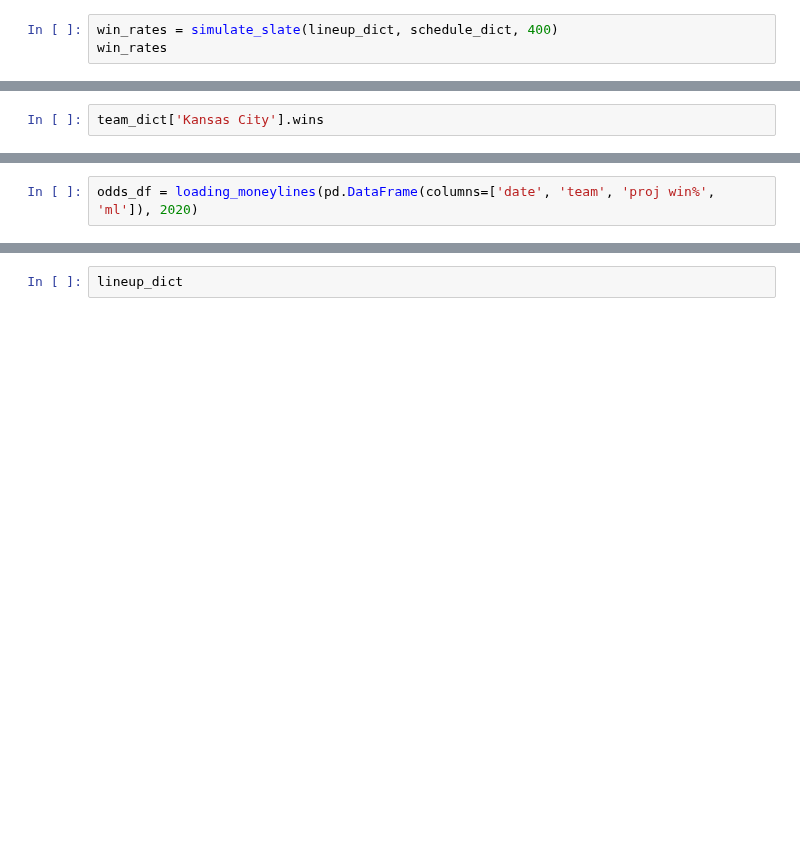
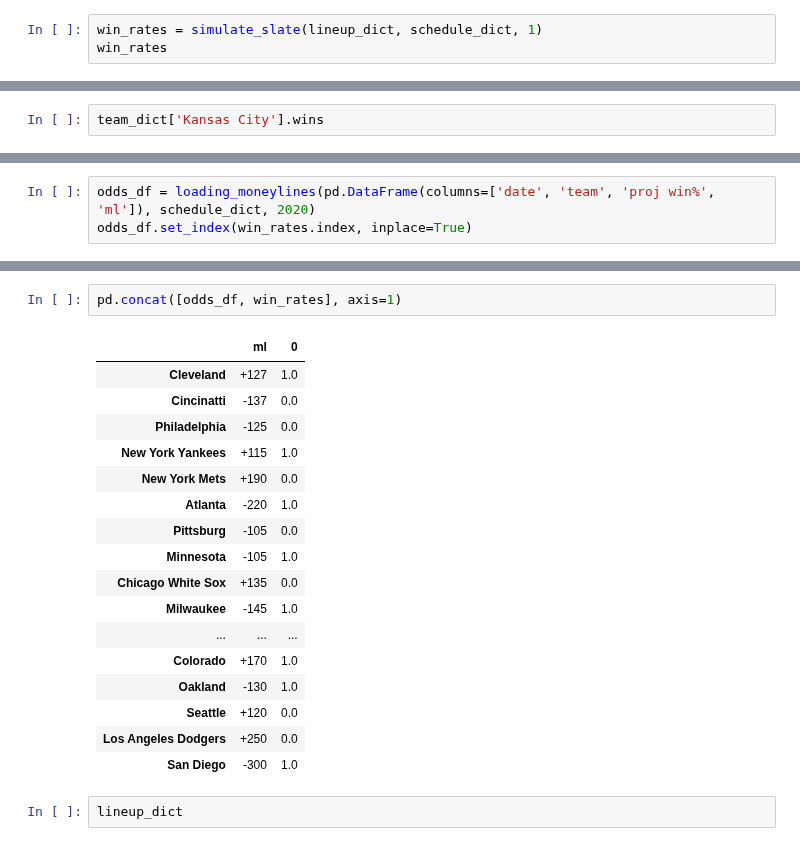
Before and after one commit to jmaloon1/Baseball-Simulator, a Jupyter notebook: Baseball Simulator.ipynb, the cells around one changed output, grey strips where cells are left out. Saved outputs shown, nothing was run; the diff lists cells and outputs as text; blank space fills up the shorter version.

Commit message:
Add files via upload
Adding function to where odds and projections are merged into dataframe

```diff
--- a/Baseball Simulator.ipynb
+++ b/Baseball Simulator.ipynb
@@ -4257,3 +4293,3 @@ team_dict = create_teams(batter_projections, batter_stats_2019, pitcher_projecti
 # %%
-win_rates = simulate_slate(lineup_dict, schedule_dict, 400)
+win_rates = simulate_slate(lineup_dict, schedule_dict, 1)
 win_rates
@@ -4345,4 +4443,5 @@ def loading_moneylines(df, year):
 
     return odds
 # %%
-odds_df = loading_moneylines(pd.DataFrame(columns=['date', 'team', 'proj win%', 'ml']), 2020)
+odds_df = loading_moneylines(pd.DataFrame(columns=['date', 'team', 'proj win%', 'ml']), schedule_dict, 2020)
+odds_df.set_index(win_rates.index, inplace=True)
@@ -4353,2 +4460,22 @@ win_rates
+# %%
+pd.concat([odds_df, win_rates], axis=1)
+# %% [output]
+|  | ml | 0 |
+| Cleveland | +127 | 1.0 |
+| Cincinatti | -137 | 0.0 |
+| Philadelphia | -125 | 0.0 |
+| New York Yankees | +115 | 1.0 |
+| New York Mets | +190 | 0.0 |
+| Atlanta | -220 | 1.0 |
+| Pittsburg | -105 | 0.0 |
+| Minnesota | -105 | 1.0 |
+| Chicago White Sox | +135 | 0.0 |
+| Milwaukee | -145 | 1.0 |
+| ... | ... | ... |
+| Colorado | +170 | 1.0 |
+| Oakland | -130 | 1.0 |
+| Seattle | +120 | 0.0 |
+| Los Angeles Dodgers | +250 | 0.0 |
+| San Diego | -300 | 1.0 |
 # %%
 lineup_dict
```
Also changed, not shown: parts of 9 cells of this notebook.
